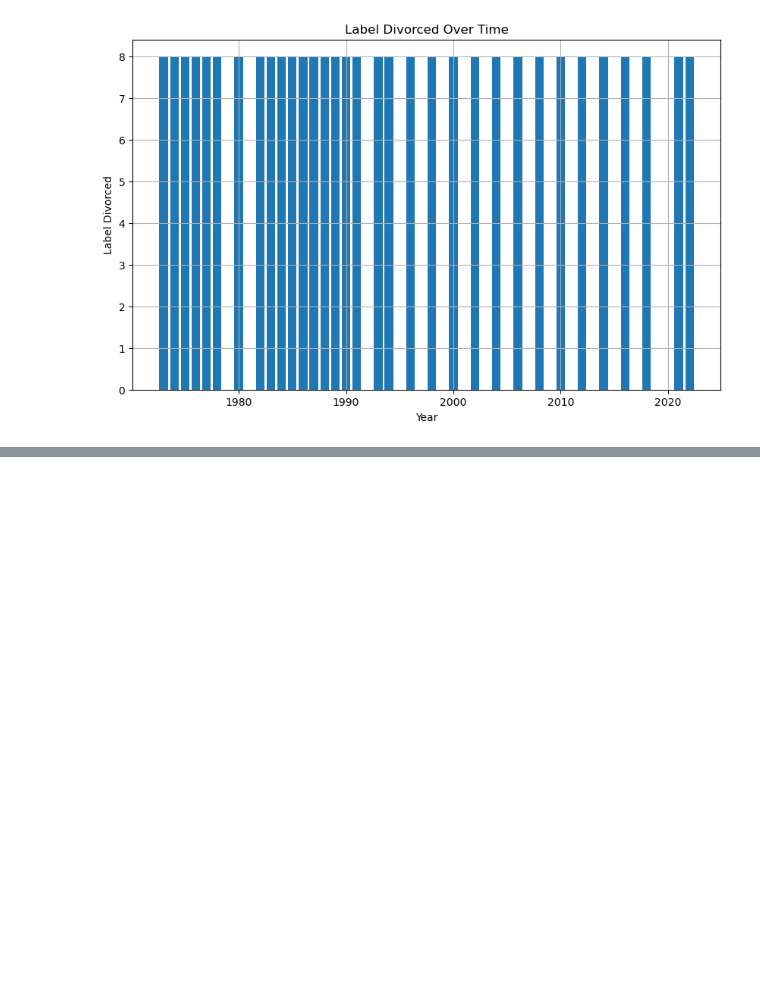
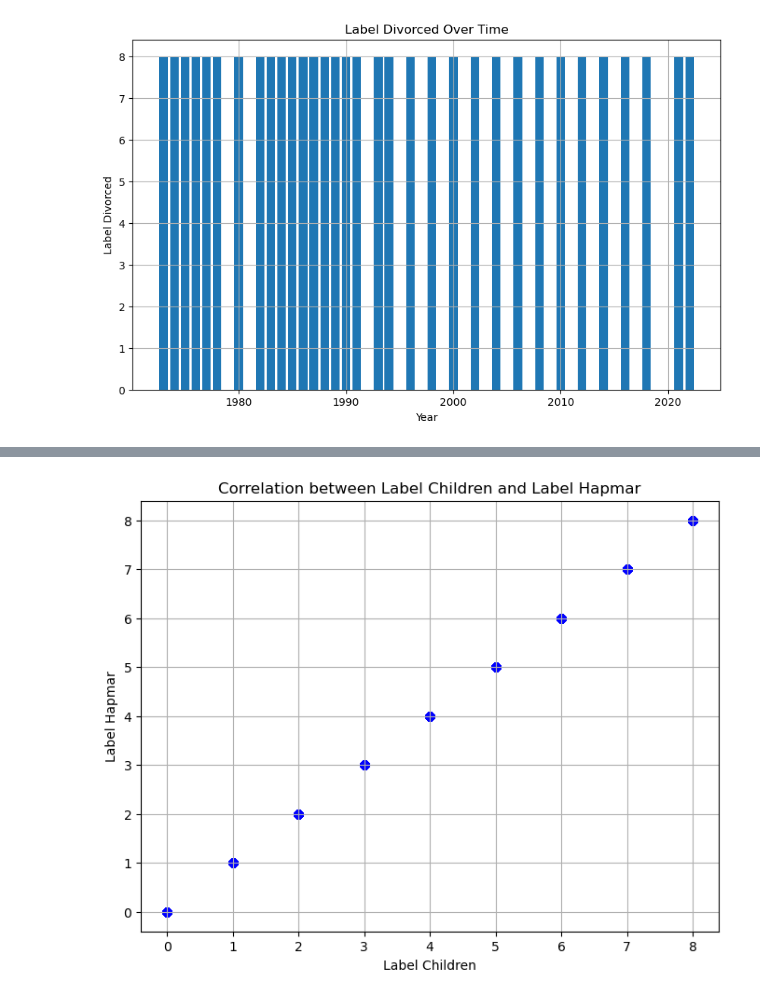
Before and after one commit to ninaysabel/DS4002P2, a Jupyter notebook: data/Project2M1.ipynb, the cells around one changed output, grey strips where cells are left out. Drawn from its saved outputs; the diff is of its cells as text; code cells hidden in the pictures; blank space fills up the shorter version.

```diff
--- a/data/Project2M1.ipynb
+++ b/data/Project2M1.ipynb
@@ -199,0 +230,19 @@ plt.show()
+# %%
+# Extracting data
+label_children = df_filtered['label_children']
+label_hapmar = df_filtered['label_hapmar']
+
+# Create scatter plot
+plt.figure(figsize=(8, 6))
+plt.scatter(label_children, label_hapmar, color='blue', alpha=0.5)
+
+# Add labels and title
+plt.xlabel('Label Children')
+plt.ylabel('Label Hapmar')
+plt.title('Correlation between Label Children and Label Hapmar')
+
+# Show plot
+plt.grid(True)
+plt.show()
+# %% [output]
+[figure, added]
```
Also changed, not shown: parts of 2 cells of this notebook.
